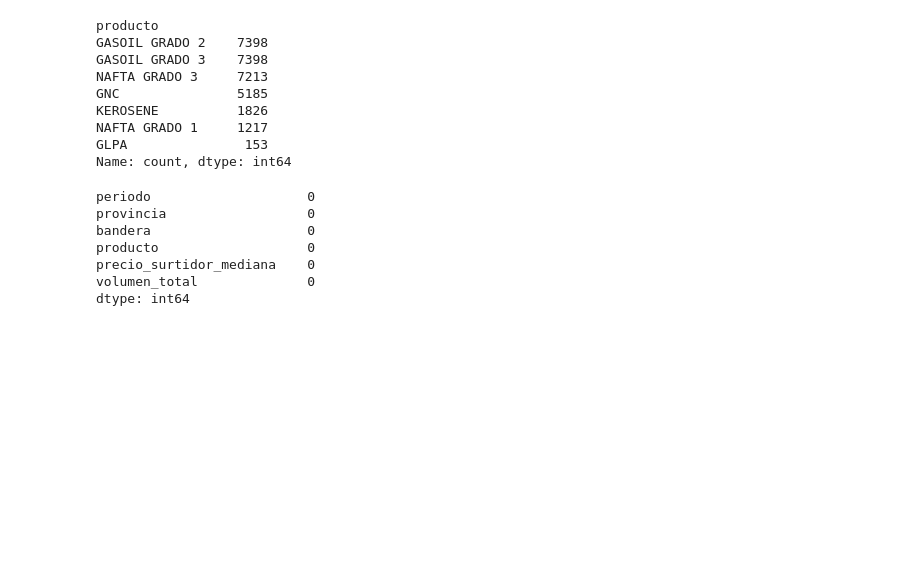
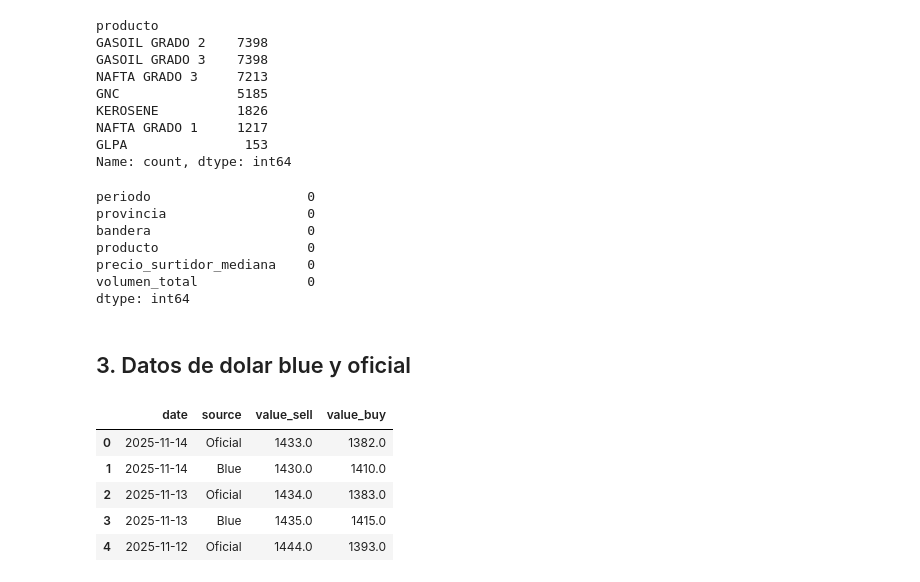
Before and after one commit to sebacastrocba/energy-data-proj, a Jupyter notebook: notebooks/00_analisis_exploratorio.ipynb, the cells around one changed output. Saved outputs shown, nothing was run; the diff lists cells and outputs as text; code cells hidden in the pictures; blank space fills up the shorter version.

```diff
--- a/notebooks/00_analisis_exploratorio.ipynb
+++ b/notebooks/00_analisis_exploratorio.ipynb
@@ -269,3 +272,22 @@ producto                   0
 precio_surtidor_mediana    0
 volumen_total              0
 dtype: int64
+# %% [markdown]
+## 3. Datos de dolar blue y oficial
+# %%
+url = "https://api.bluelytics.com.ar/v2/evolution.json"
+
+response = requests.get(url, timeout = 30)
+response.raise_for_status()
+
+data = response.json()
+# %%
+df_dolar = pd.DataFrame(data)
+df_dolar.head()
+# %% [output]
+|  | date | source | value_sell | value_buy |
+| 0 | 2025-11-14 | Oficial | 1433.0 | 1382.0 |
+| 1 | 2025-11-14 | Blue | 1430.0 | 1410.0 |
+| 2 | 2025-11-13 | Oficial | 1434.0 | 1383.0 |
+| 3 | 2025-11-13 | Blue | 1435.0 | 1415.0 |
+| 4 | 2025-11-12 | Oficial | 1444.0 | 1393.0 |
```
Also changed, not shown: parts of 9 cells of this notebook, 29 other files.
